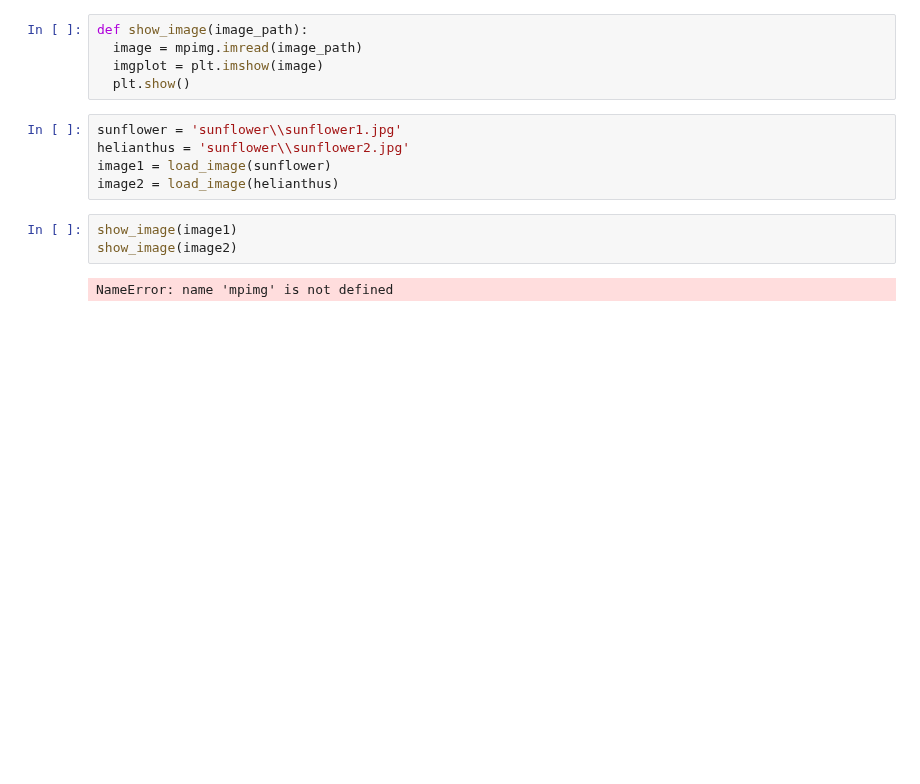
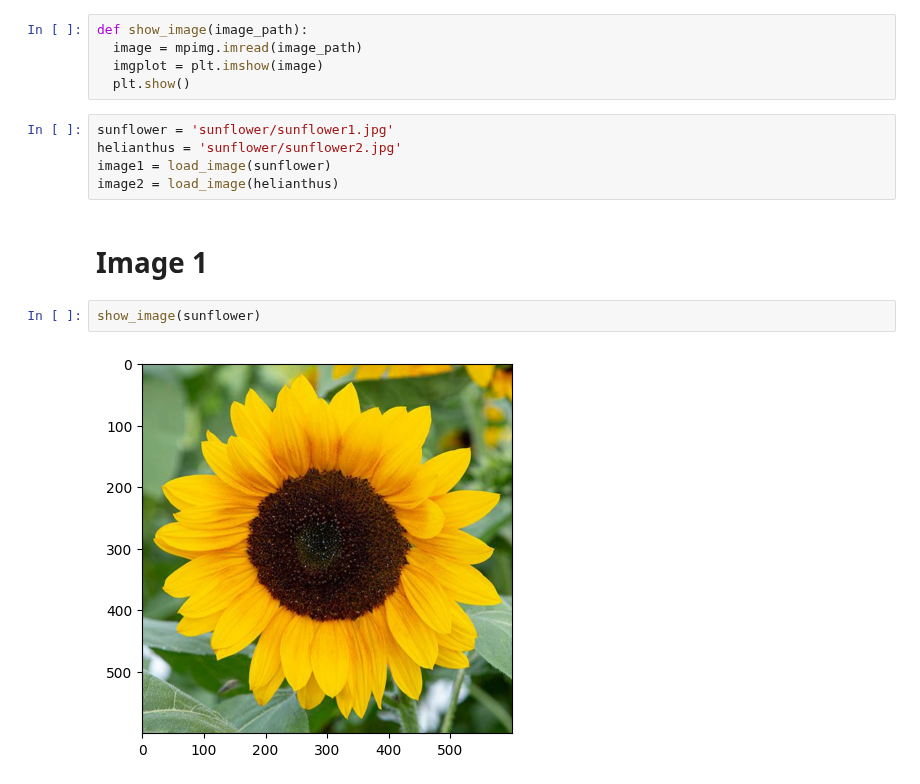
Before and after one commit to ObeyHack/Amazon-Image-matcher, a Jupyter notebook: VGG_usage.ipynb, the cells around one changed output. Drawn from its saved outputs; the diff is of its cells as text; blank space fills up the shorter version.

```diff
--- a/VGG_usage.ipynb
+++ b/VGG_usage.ipynb
@@ -14,12 +14,13 @@ def show_image(image_path):
   imgplot = plt.imshow(image)
   plt.show()
 # %%
-sunflower = 'sunflower\\sunflower1.jpg'
-helianthus = 'sunflower\\sunflower2.jpg'
+sunflower = 'sunflower/sunflower1.jpg'
+helianthus = 'sunflower/sunflower2.jpg'
 image1 = load_image(sunflower)
 image2 = load_image(helianthus)
+# %% [markdown]
+# Image 1
 # %%
-show_image(image1)
-show_image(image2)
+show_image(sunflower)
 # %% [output]
-NameError: name 'mpimg' is not defined
+[figure, added]
```
Also changed, not shown: parts of 5 cells of this notebook, 3 other files.
